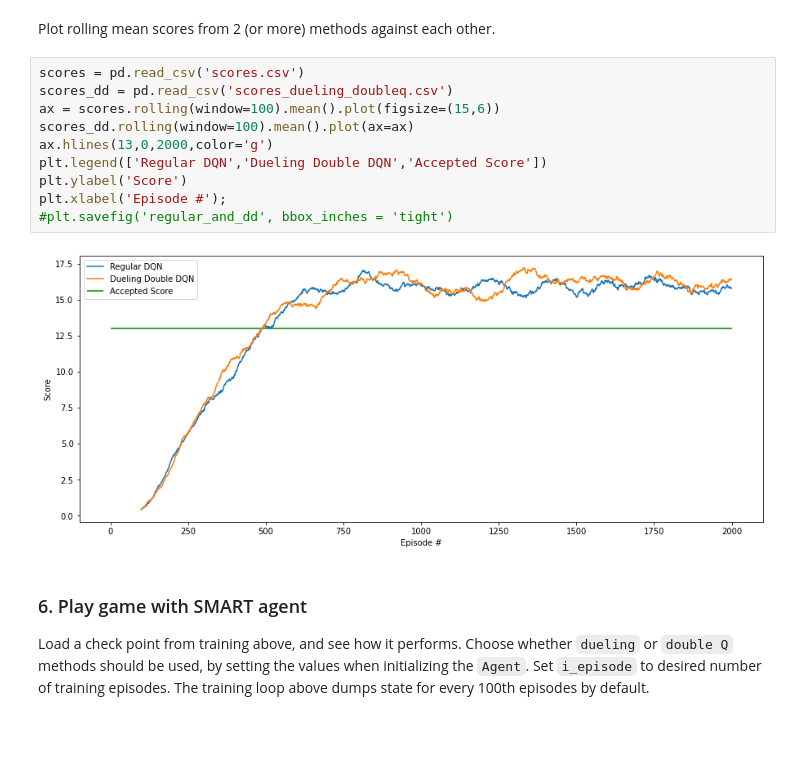
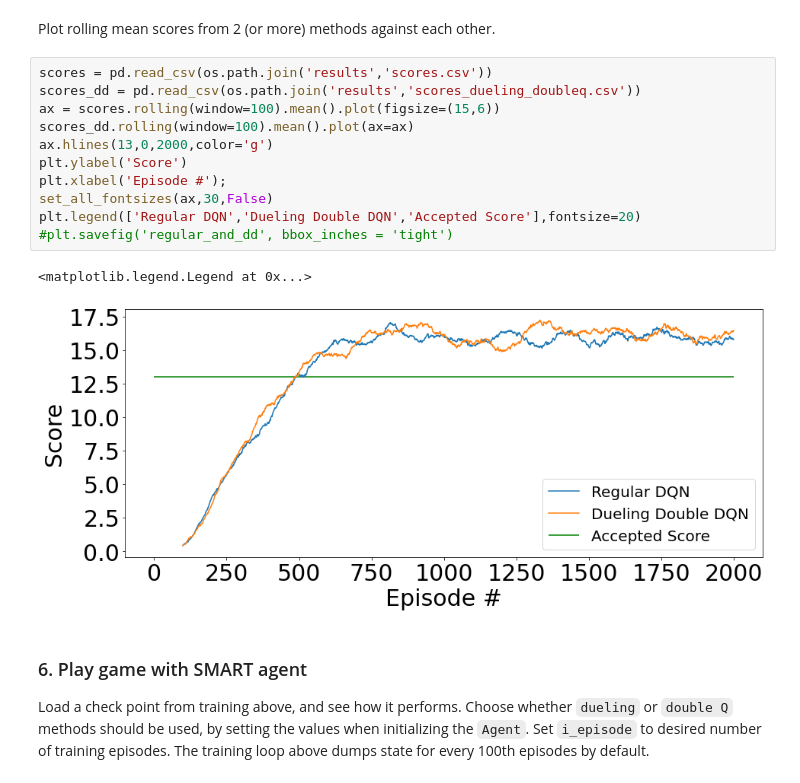
Before and after one commit to aldebaransearch/udacity_drl, a Jupyter notebook: Navigation.ipynb, the cells around one changed output. Drawn from its saved outputs; the diff is of its cells as text; blank space fills up the shorter version.

```diff
--- a/Navigation.ipynb
+++ b/Navigation.ipynb
@@ -124,17 +127,19 @@ plt.xlabel('Episode #');
 # %% [markdown]
 Plot rolling mean scores from 2 (or more) methods against each other.
 # %%
-scores = pd.read_csv('scores.csv')
-scores_dd = pd.read_csv('scores_dueling_doubleq.csv')
+scores = pd.read_csv(os.path.join('results','scores.csv'))
+scores_dd = pd.read_csv(os.path.join('results','scores_dueling_doubleq.csv'))
 ax = scores.rolling(window=100).mean().plot(figsize=(15,6))
 scores_dd.rolling(window=100).mean().plot(ax=ax)
 ax.hlines(13,0,2000,color='g')
-plt.legend(['Regular DQN','Dueling Double DQN','Accepted Score'])
 plt.ylabel('Score')
 plt.xlabel('Episode #');
+set_all_fontsizes(ax,30,False)
+plt.legend(['Regular DQN','Dueling Double DQN','Accepted Score'],fontsize=20)
 #plt.savefig('regular_and_dd', bbox_inches = 'tight')
 # %% [output]
+<matplotlib.legend.Legend at 0x...>
-[figure, old version]
+[figure, new version]
 # %% [markdown]
 ### 6. Play game with SMART agent
 
```
Also changed, not shown: parts of 3 cells of this notebook, 2 other files.
